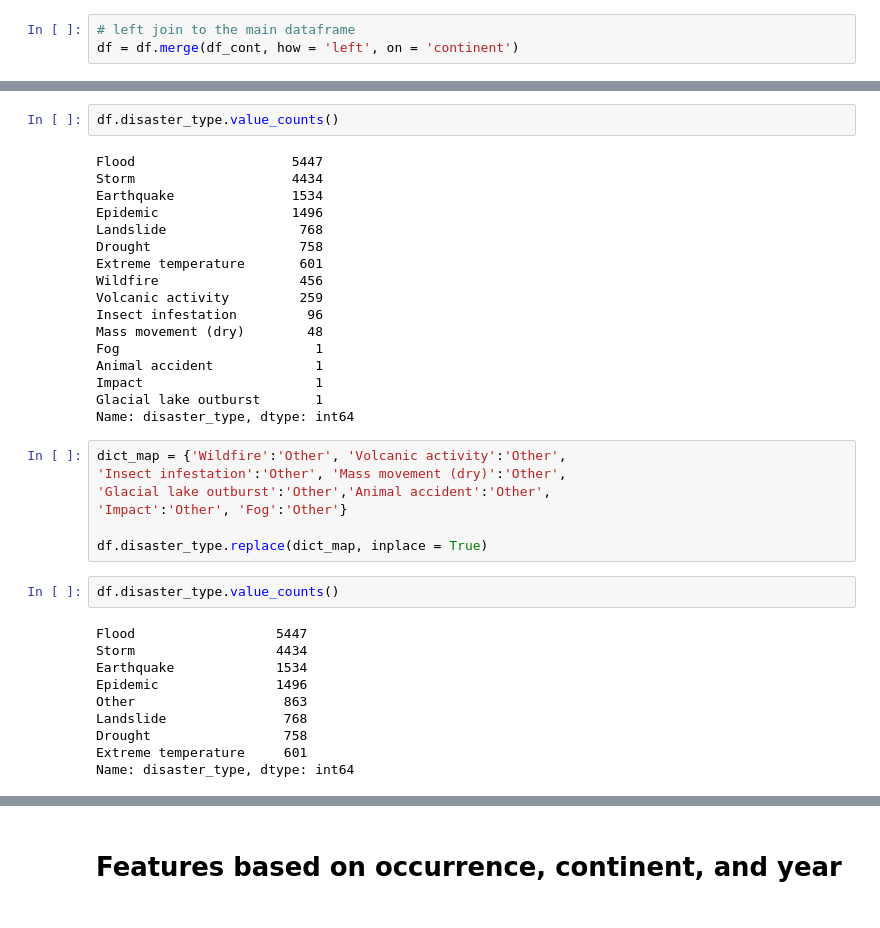
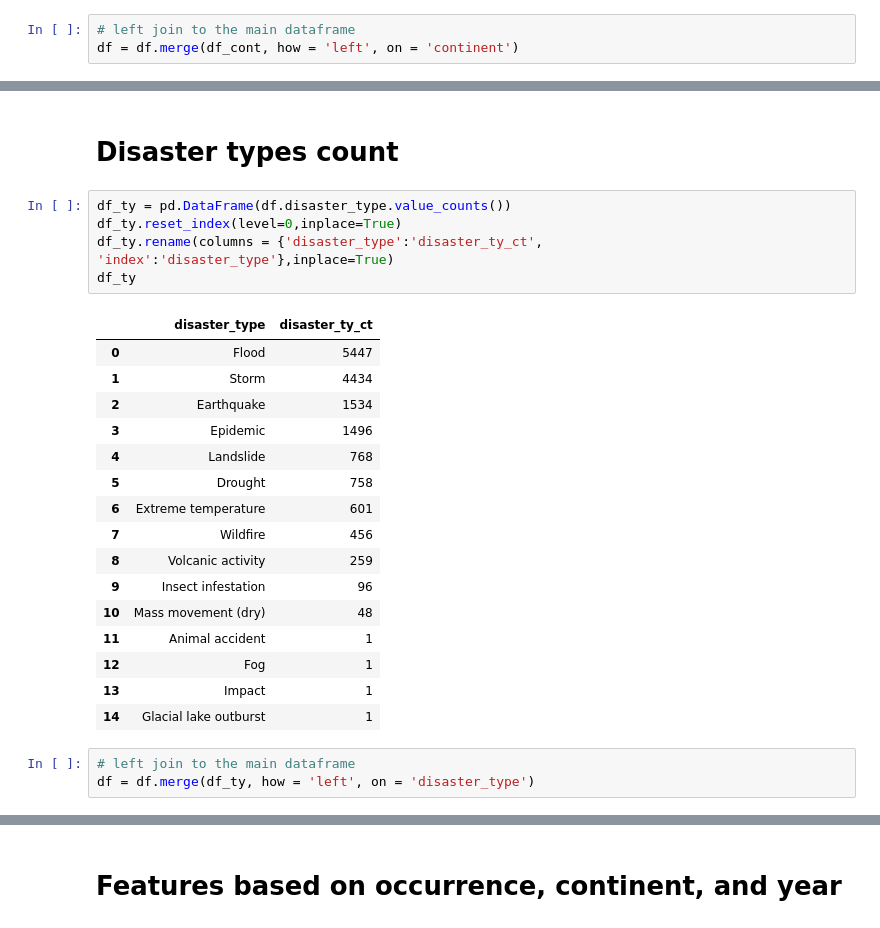
Before and after one commit to Owerre/natural-disaster, a Jupyter notebook: notebooks/02b-feat_engr.ipynb, the cells around one changed output, grey strips where cells are left out. Cells and saved outputs as stored; diff of their text form.

```diff
--- a/notebooks/02b-feat_engr.ipynb
+++ b/notebooks/02b-feat_engr.ipynb
@@ -118,38 +115,27 @@ The infrequent levels will be grouped together
-# %%
-df.disaster_type.value_counts()
-# %% [output]
-Flood                    5447
-Storm                    4434
-Earthquake               1534
-Epidemic                 1496
-Landslide                 768
-Drought                   758
-Extreme temperature       601
-Wildfire                  456
-Volcanic activity         259
-Insect infestation         96
-Mass movement (dry)        48
-Fog                         1
-Animal accident             1
-Impact                      1
-Glacial lake outburst       1
-Name: disaster_type, dtype: int64
-# %%
-dict_map = {'Wildfire':'Other', 'Volcanic activity':'Other',
-'Insect infestation':'Other', 'Mass movement (dry)':'Other',
-'Glacial lake outburst':'Other','Animal accident':'Other',
-'Impact':'Other', 'Fog':'Other'}
-
-df.disaster_type.replace(dict_map, inplace = True)
-# %%
-df.disaster_type.value_counts()
-# %% [output]
-Flood                  5447
-Storm                  4434
-Earthquake             1534
-Epidemic               1496
-Other                   863
-Landslide               768
-Drought                 758
-Extreme temperature     601
-Name: disaster_type, dtype: int64
+# %% [markdown]
+# Disaster types count
+# %%
+df_ty = pd.DataFrame(df.disaster_type.value_counts())
+df_ty.reset_index(level=0,inplace=True)
+df_ty.rename(columns = {'disaster_type':'disaster_ty_ct',  'index':'disaster_type'},inplace=True)
+df_ty
+# %% [output]
+|  | disaster_type | disaster_ty_ct |
+| 0 | Flood | 5447 |
+| 1 | Storm | 4434 |
+| 2 | Earthquake | 1534 |
+| 3 | Epidemic | 1496 |
+| 4 | Landslide | 768 |
+| 5 | Drought | 758 |
+| 6 | Extreme temperature | 601 |
+| 7 | Wildfire | 456 |
+| 8 | Volcanic activity | 259 |
+| 9 | Insect infestation | 96 |
+| 10 | Mass movement (dry) | 48 |
+| 11 | Animal accident | 1 |
+| 12 | Fog | 1 |
+| 13 | Impact | 1 |
+| 14 | Glacial lake outburst | 1 |
+# %%
+# left join to the main dataframe
+df = df.merge(df_ty, how = 'left', on = 'disaster_type')
```
Also changed, not shown: parts of 12 cells of this notebook, 5 other files.
